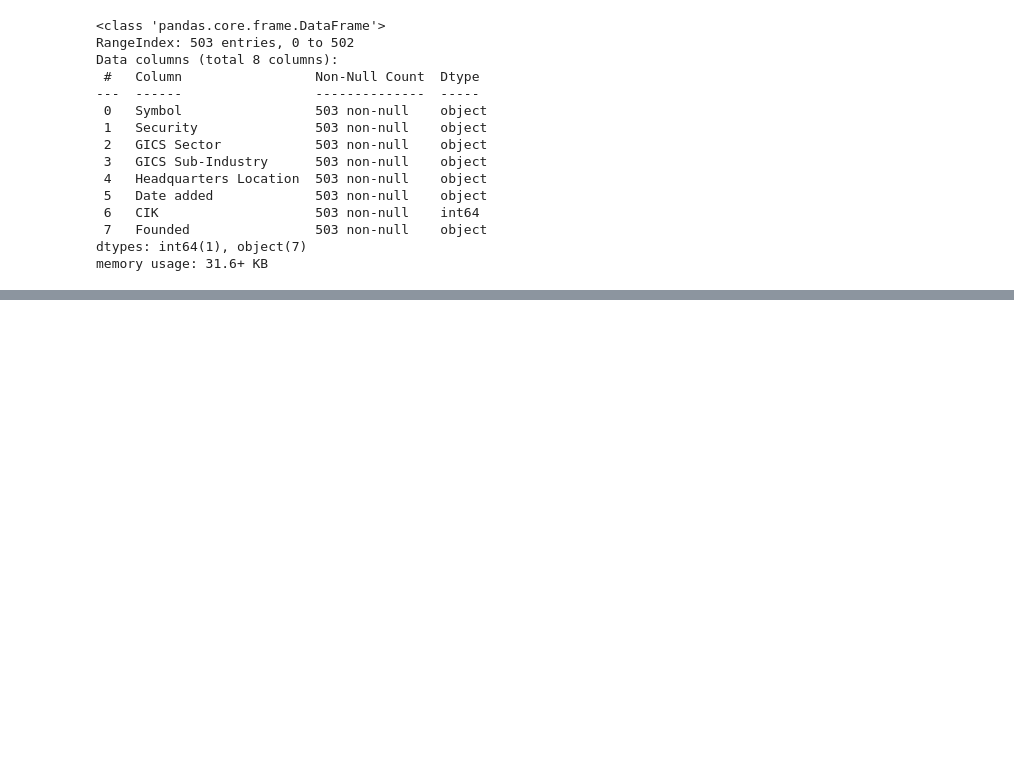
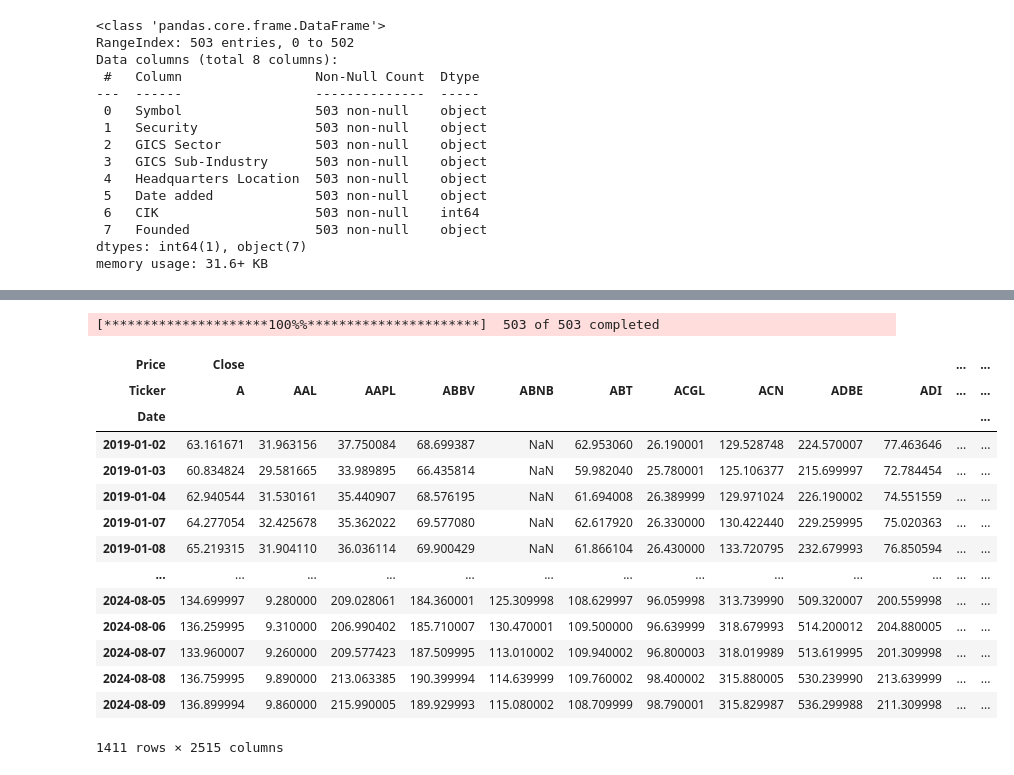
Before and after one commit to humanet1603/week1, a Jupyter notebook: S&P500_ipynb의_사본.ipynb, the cells around one changed output, grey strips where cells are left out. Saved outputs shown, nothing was run; the diff lists cells and outputs as text; code cells hidden in the pictures; blank space fills up the shorter version.

```diff
--- a/S&P500_ipynb의_사본.ipynb
+++ b/S&P500_ipynb의_사본.ipynb
@@ -38,0 +54,30 @@ memory usage: 31.6+ KB
+# %%
+# 공백으로 종목을 구분하여 하나의 스트링으로 download 함수의 tickers에 넣어줌
+# yfinance에서 '.' 처리를 못하는듯 함 '-'(dash)로 바꿔서 넣어줘야 함
+import yfinance as yf
+tickers = ' '.join(sp500_constituents.Symbol.tolist()).replace('.', '-')
+prices = yf.download(tickers=tickers,
+                     start='2019-01-01', end='2024-08-12',
+                     interval='1d',
+                     auto_adjust=True # True: adjust all OHLC automatically
+                     )
+# %% [output]
+[*********************100%%**********************]  503 of 503 completed
+# %%
+prices
+# %% [output]
+| Price | Close |  |  |  |  |  |  |  |  |  | ... | ... |
+| Ticker | A | AAL | AAPL | ABBV | ABNB | ABT | ACGL | ACN | ADBE | ADI | ... | ... |
+| Date |  |  |  |  |  |  |  |  |  |  |  | ... |
+| 2019-01-02 | 63.161671 | 31.963156 | 37.750084 | 68.699387 | NaN | 62.953060 | 26.190001 | 129.528748 | 224.570007 | 77.463646 | ... | ... |
+| 2019-01-03 | 60.834824 | 29.581665 | 33.989895 | 66.435814 | NaN | 59.982040 | 25.780001 | 125.106377 | 215.699997 | 72.784454 | ... | ... |
+| 2019-01-04 | 62.940544 | 31.530161 | 35.440907 | 68.576195 | NaN | 61.694008 | 26.389999 | 129.971024 | 226.190002 | 74.551559 | ... | ... |
+| 2019-01-07 | 64.277054 | 32.425678 | 35.362022 | 69.577080 | NaN | 62.617920 | 26.330000 | 130.422440 | 229.259995 | 75.020363 | ... | ... |
+| 2019-01-08 | 65.219315 | 31.904110 | 36.036114 | 69.900429 | NaN | 61.866104 | 26.430000 | 133.720795 | 232.679993 | 76.850594 | ... | ... |
+| ... | ... | ... | ... | ... | ... | ... | ... | ... | ... | ... | ... | ... |
+| 2024-08-05 | 134.699997 | 9.280000 | 209.028061 | 184.360001 | 125.309998 | 108.629997 | 96.059998 | 313.739990 | 509.320007 | 200.559998 | ... | ... |
+| 2024-08-06 | 136.259995 | 9.310000 | 206.990402 | 185.710007 | 130.470001 | 109.500000 | 96.639999 | 318.679993 | 514.200012 | 204.880005 | ... | ... |
+| 2024-08-07 | 133.960007 | 9.260000 | 209.577423 | 187.509995 | 113.010002 | 109.940002 | 96.800003 | 318.019989 | 513.619995 | 201.309998 | ... | ... |
+| 2024-08-08 | 136.759995 | 9.890000 | 213.063385 | 190.399994 | 114.639999 | 109.760002 | 98.400002 | 315.880005 | 530.239990 | 213.639999 | ... | ... |
+| 2024-08-09 | 136.899994 | 9.860000 | 215.990005 | 189.929993 | 115.080002 | 108.709999 | 98.790001 | 315.829987 | 536.299988 | 211.309998 | ... | ... |
+1411 rows × 2515 columns
```
Also changed, not shown: parts of 8 cells of this notebook.
